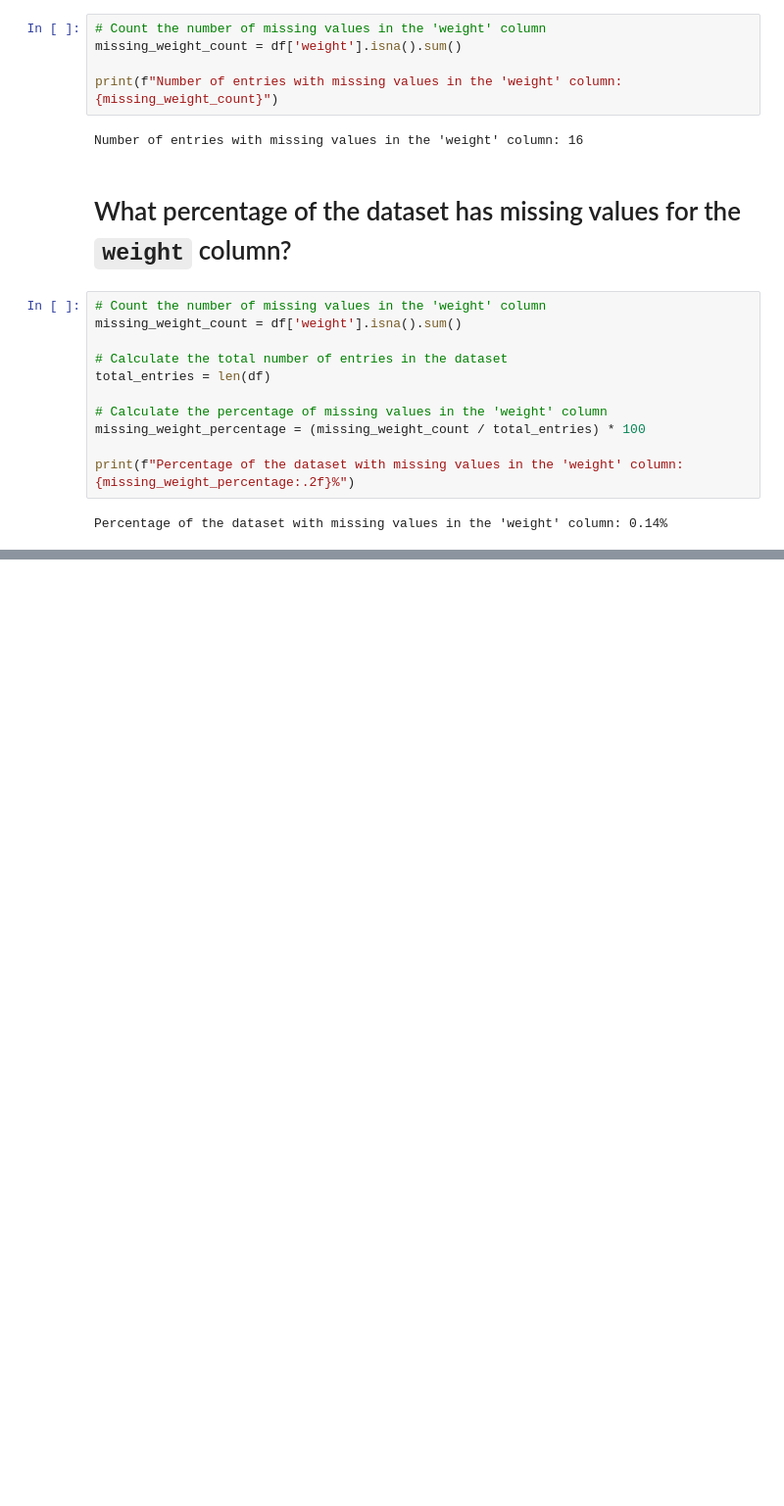
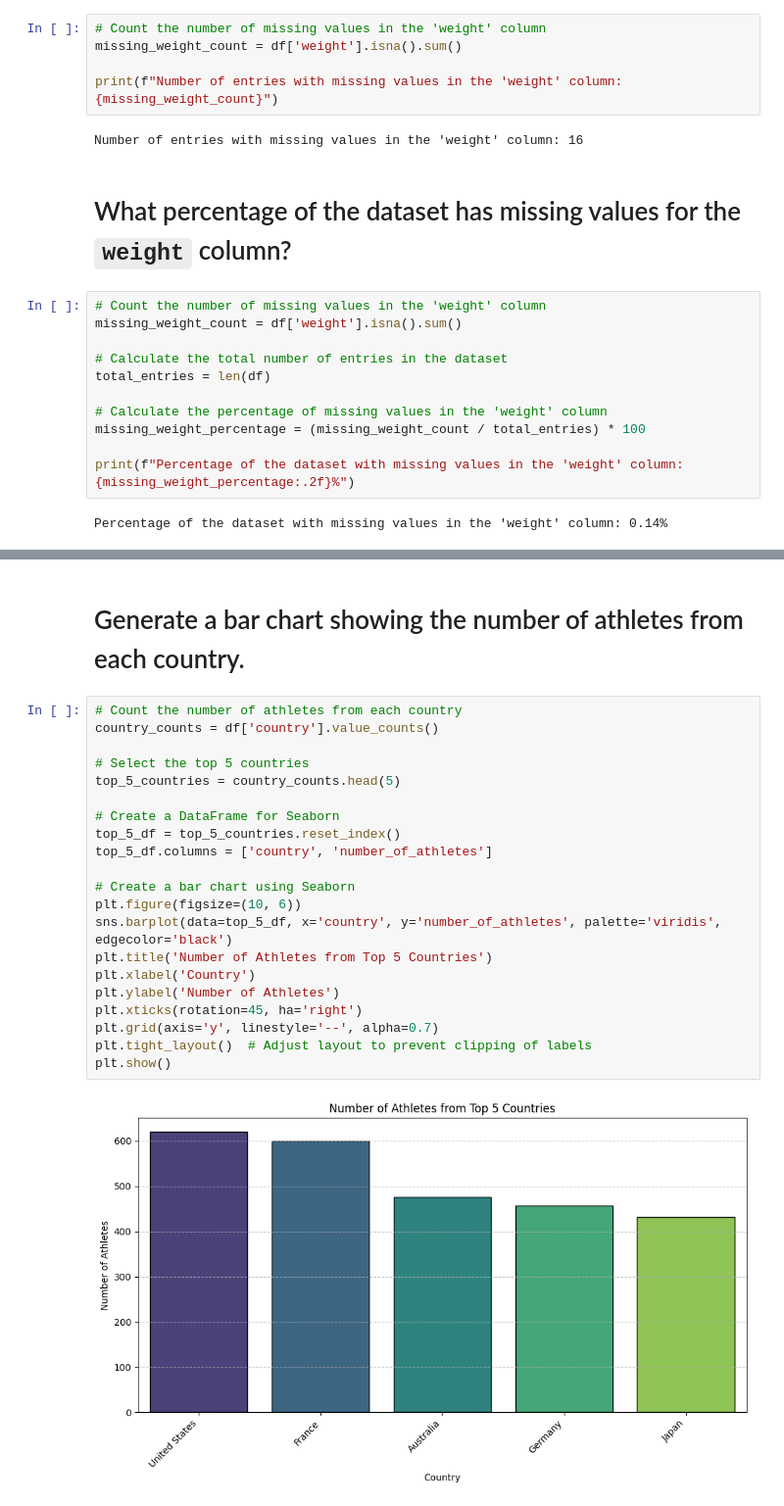
Before and after one commit to Mahmud256/olympics-2024-analysis, a Jupyter notebook: olympics-2024-analysis.ipynb, the cells around one changed output, grey strips where cells are left out. Shown at 98% size. Saved outputs shown, nothing was run; the diff lists cells and outputs as text; blank space fills up the shorter version.

```diff
--- a/olympics-2024-analysis.ipynb
+++ b/olympics-2024-analysis.ipynb
@@ -232,0 +246,25 @@ Percentage of the dataset with missing values in the 'weight' column: 0.14%
+# %% [markdown]
+# Generate a bar chart showing the number of athletes from each country.
+# %%
+# Count the number of athletes from each country
+country_counts = df['country'].value_counts()
+
+# Select the top 5 countries
+top_5_countries = country_counts.head(5)
+
+# Create a DataFrame for Seaborn
+top_5_df = top_5_countries.reset_index()
+top_5_df.columns = ['country', 'number_of_athletes']
+
+# Create a bar chart using Seaborn
+plt.figure(figsize=(10, 6))
+sns.barplot(data=top_5_df, x='country', y='number_of_athletes', palette='viridis', edgecolor='black')
+plt.title('Number of Athletes from Top 5 Countries')
+plt.xlabel('Country')
+plt.ylabel('Number of Athletes')
+plt.xticks(rotation=45, ha='right')
+plt.grid(axis='y', linestyle='--', alpha=0.7)
+plt.tight_layout()  # Adjust layout to prevent clipping of labels
+plt.show()
+# %% [output]
+[figure, added]
```
Also changed, not shown: parts of 6 cells of this notebook.
